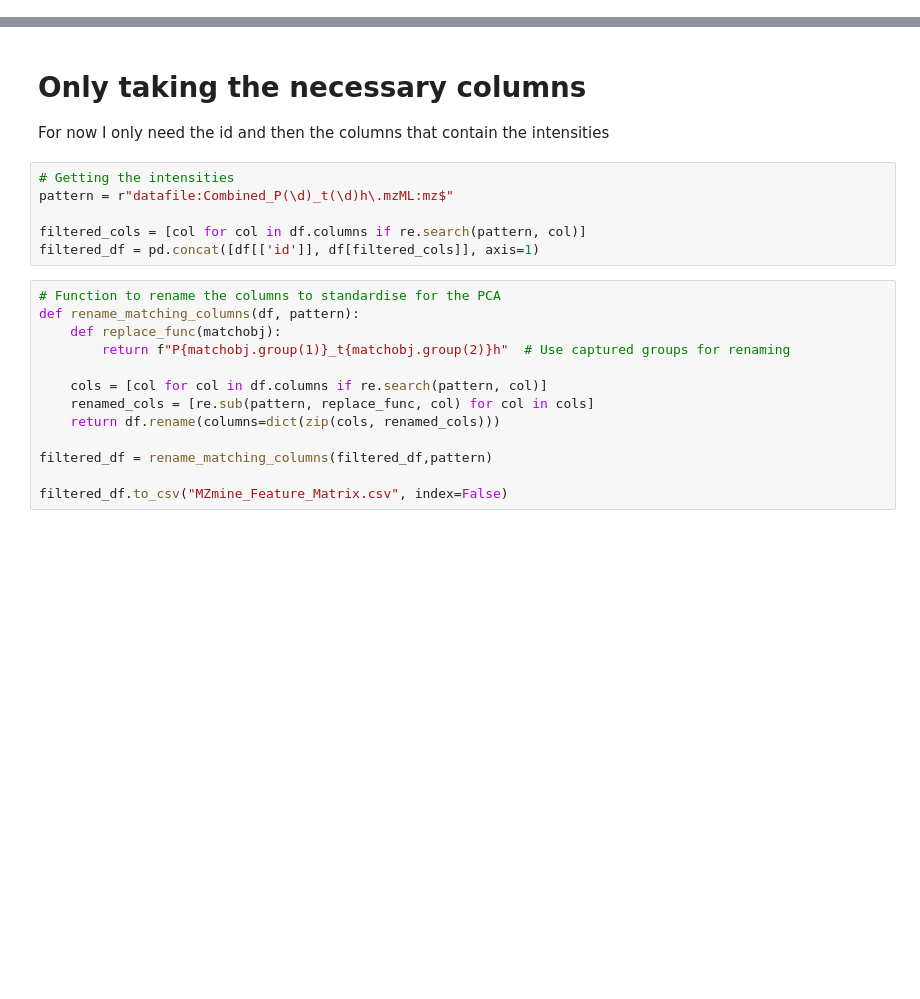
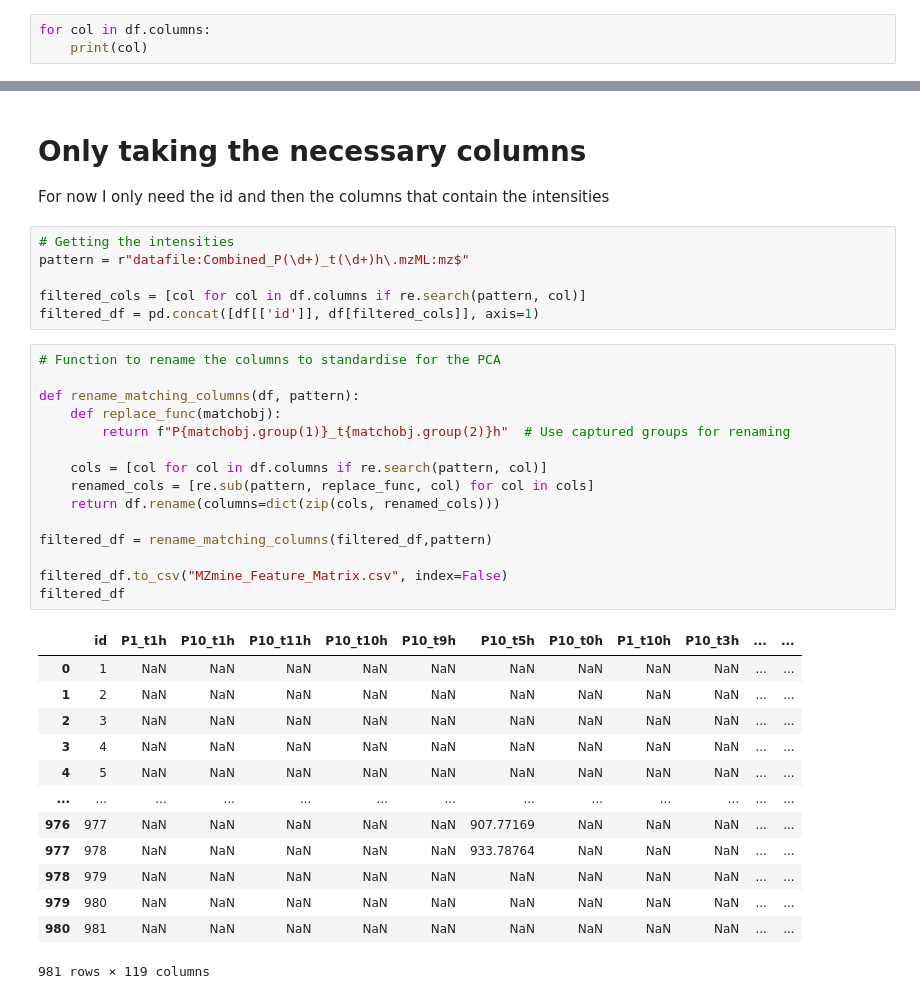
Before and after one commit to adam-grove/Final-year-project-AG, a Jupyter notebook: MZmine_Formatter.ipynb, the cells around one changed output, grey strips where cells are left out. Drawn from its saved outputs; the diff is of its cells as text; blank space fills up the shorter version.

```diff
--- a/MZmine_Formatter.ipynb
+++ b/MZmine_Formatter.ipynb
@@ -45,0 +27,3 @@ Index(['id', 'area', 'rt', 'mz_range:min', 'mz_range:max', 'charge',
+# %%
+for col in df.columns:
+    print(col)
@@ -48,20 +50,36 @@ Index(['id', 'area', 'rt', 'mz_range:min', 'mz_range:max', 'charge',
 For now I only need the id and then the columns that contain the intensities
 # %%
 # Getting the intensities
-pattern = r"datafile:Combined_P(\d)_t(\d)h\.mzML:mz$"
+pattern = r"datafile:Combined_P(\d+)_t(\d+)h\.mzML:mz$"
 
 filtered_cols = [col for col in df.columns if re.search(pattern, col)]
 filtered_df = pd.concat([df[['id']], df[filtered_cols]], axis=1)
 # %%
 # Function to rename the columns to standardise for the PCA
+
 def rename_matching_columns(df, pattern):
     def replace_func(matchobj):
         return f"P{matchobj.group(1)}_t{matchobj.group(2)}h"  # Use captured groups for renaming
 
     cols = [col for col in df.columns if re.search(pattern, col)]
     renamed_cols = [re.sub(pattern, replace_func, col) for col in cols]
     return df.rename(columns=dict(zip(cols, renamed_cols)))
 
 filtered_df = rename_matching_columns(filtered_df,pattern)
 
 filtered_df.to_csv("MZmine_Feature_Matrix.csv", index=False)
+filtered_df
+# %% [output]
+|  | id | P1_t1h | P10_t1h | P10_t11h | P10_t10h | P10_t9h | P10_t5h | P10_t0h | P1_t10h | P10_t3h | ... | ... |
+| 0 | 1 | NaN | NaN | NaN | NaN | NaN | NaN | NaN | NaN | NaN | ... | ... |
+| 1 | 2 | NaN | NaN | NaN | NaN | NaN | NaN | NaN | NaN | NaN | ... | ... |
+| 2 | 3 | NaN | NaN | NaN | NaN | NaN | NaN | NaN | NaN | NaN | ... | ... |
+| 3 | 4 | NaN | NaN | NaN | NaN | NaN | NaN | NaN | NaN | NaN | ... | ... |
+| 4 | 5 | NaN | NaN | NaN | NaN | NaN | NaN | NaN | NaN | NaN | ... | ... |
+| ... | ... | ... | ... | ... | ... | ... | ... | ... | ... | ... | ... | ... |
+| 976 | 977 | NaN | NaN | NaN | NaN | NaN | 907.77169 | NaN | NaN | NaN | ... | ... |
+| 977 | 978 | NaN | NaN | NaN | NaN | NaN | 933.78764 | NaN | NaN | NaN | ... | ... |
+| 978 | 979 | NaN | NaN | NaN | NaN | NaN | NaN | NaN | NaN | NaN | ... | ... |
+| 979 | 980 | NaN | NaN | NaN | NaN | NaN | NaN | NaN | NaN | NaN | ... | ... |
+| 980 | 981 | NaN | NaN | NaN | NaN | NaN | NaN | NaN | NaN | NaN | ... | ... |
+981 rows × 119 columns
```
Also changed, not shown: parts of 2 cells of this notebook.
